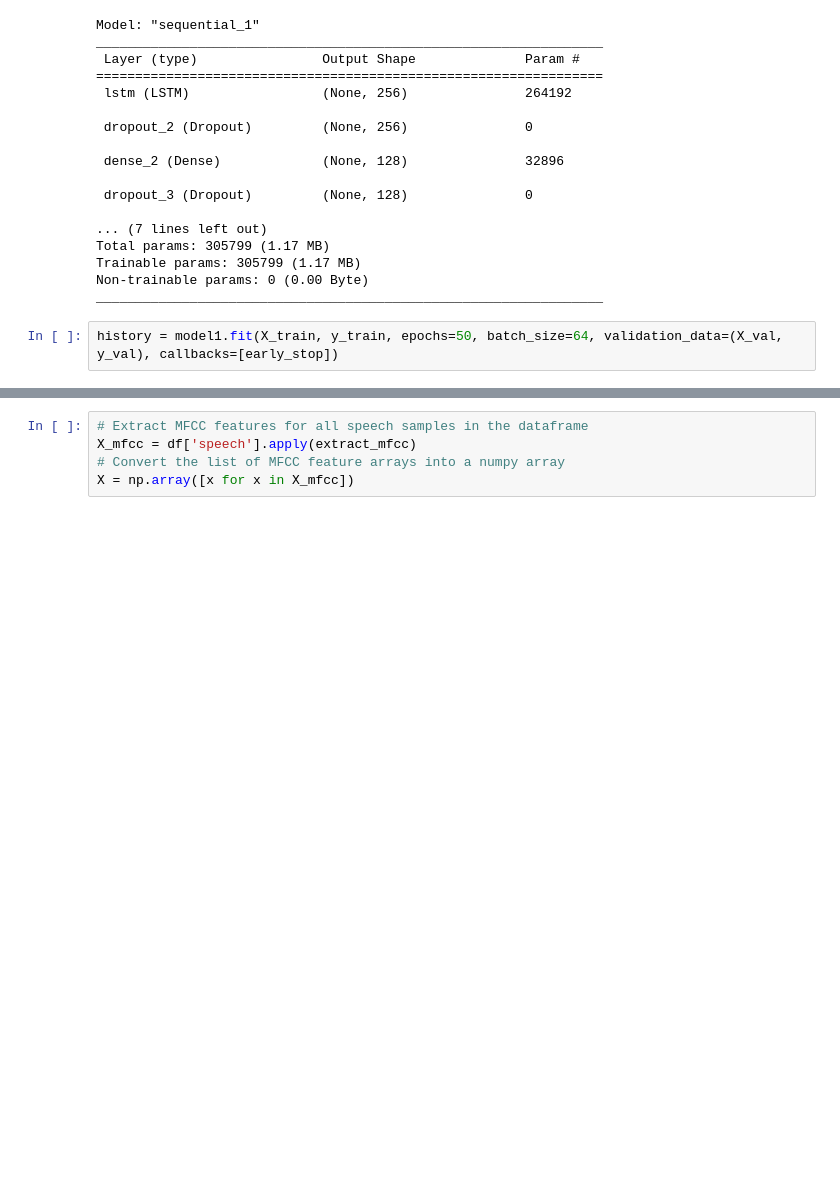
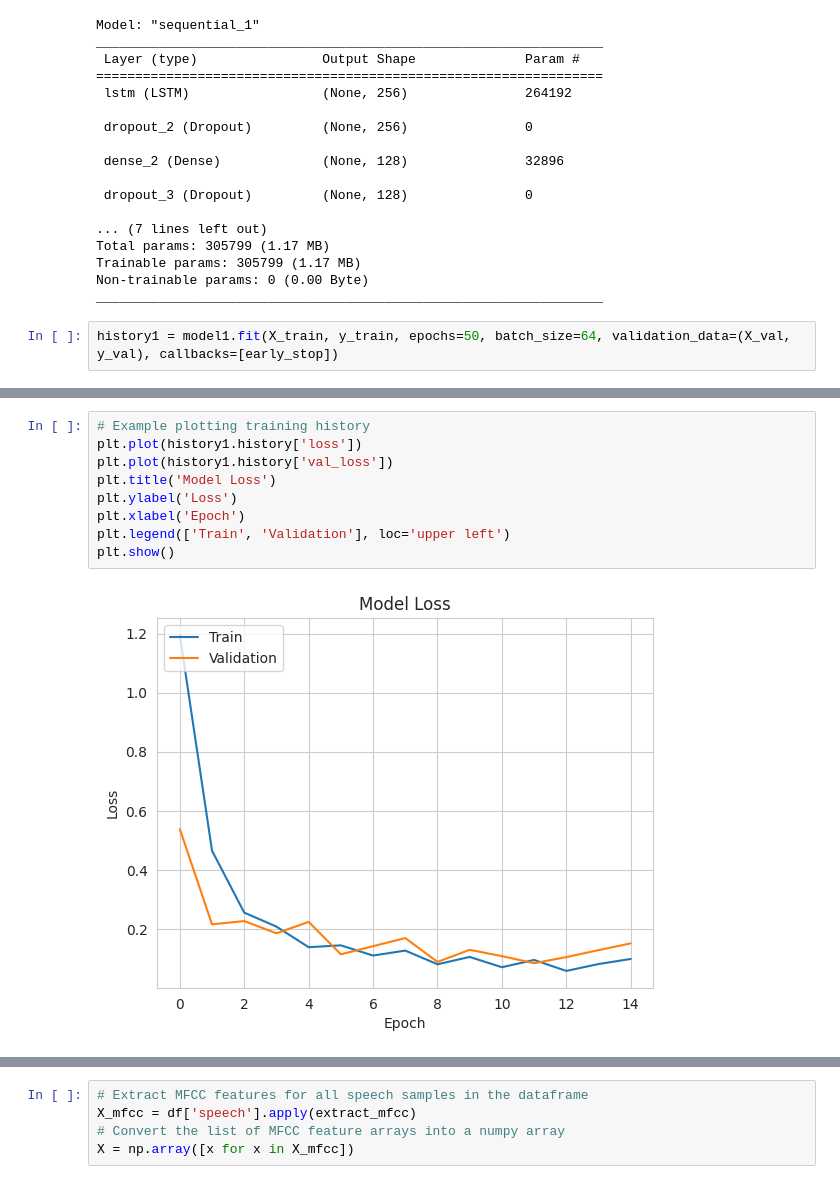
Before and after one commit to umairaziz719/SoundSense-Sentiment-Analysis, a Jupyter notebook: soundsense.ipynb, the cells around one changed output, grey strips where cells are left out. Drawn from its saved outputs; the diff is of its cells as text; blank space fills up the shorter version.

```diff
--- a/soundsense.ipynb
+++ b/soundsense.ipynb
@@ -402,6 +412,6 @@ Trainable params: 305799 (1.17 MB)
 Non-trainable params: 0 (0.00 Byte)
 _________________________________________________________________
 # %%
-history = model1.fit(X_train, y_train, epochs=50, batch_size=64, validation_data=(X_val, y_val), callbacks=[early_stop])
+history1 = model1.fit(X_train, y_train, epochs=50, batch_size=64, validation_data=(X_val, y_val), callbacks=[early_stop])
 # %% [output]
 Epoch 1/50
@@ -424,3 +434,14 @@ Epoch 14/50
+# %%
+# Example plotting training history
+plt.plot(history1.history['loss'])
+plt.plot(history1.history['val_loss'])
+plt.title('Model Loss')
+plt.ylabel('Loss')
+plt.xlabel('Epoch')
+plt.legend(['Train', 'Validation'], loc='upper left')
+plt.show()
+# %% [output]
+[figure, added]
 # %%
 model2 = Sequential([
     GRU(123, return_sequences = False, input_shape = (40, 1)),
```
Also changed, not shown: parts of 23 cells of this notebook.
